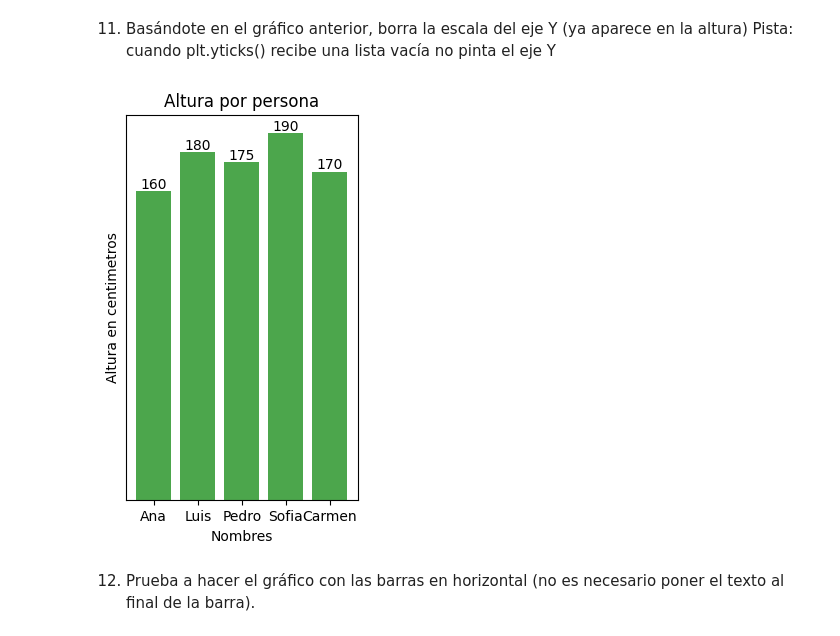
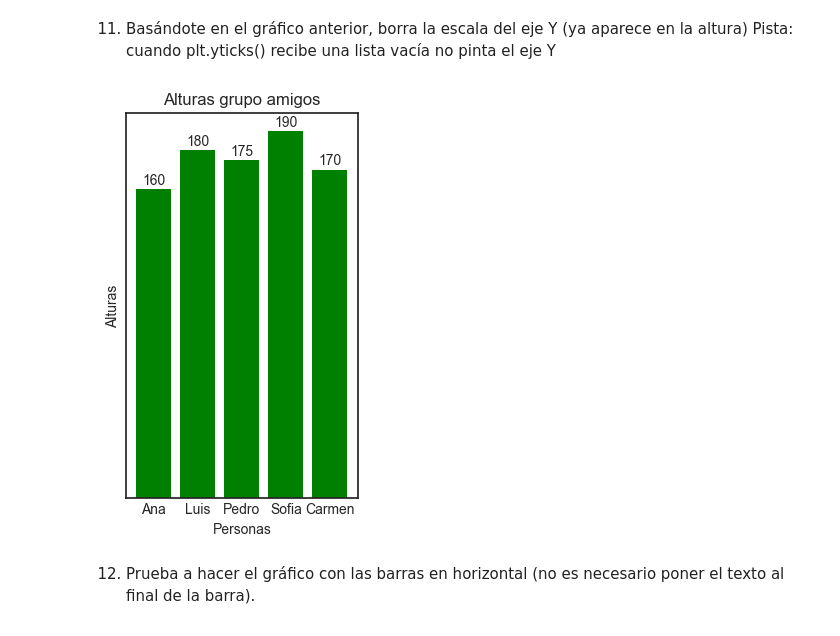
Before and after one commit to javipiazza94/Data-Science-TBB, a Jupyter notebook: THE_BRIDGE_DS_BC/2-Data Analytics/5-Visualización/1-Matplotlib/Ejercicios/ejercicios_Matplotlib.ipynb, the cells around one changed output. Drawn from its saved outputs; the diff is of its cells as text; code cells hidden in the pictures.

```diff
--- a/THE_BRIDGE_DS_BC/2-Data Analytics/5-Visualización/1-Matplotlib/Ejercicios/ejercicios_Matplotlib.ipynb
+++ b/THE_BRIDGE_DS_BC/2-Data Analytics/5-Visualización/1-Matplotlib/Ejercicios/ejercicios_Matplotlib.ipynb
@@ -163,27 +153,21 @@ for bar in grafico6:
 # %% [markdown]
 11. Basándote en el gráfico anterior, borra la escala del eje Y (ya aparece en la altura)
 Pista: cuando plt.yticks() recibe una lista vacía no pinta el eje Y
-# %%
-# Crear el gráfico de barras con un tamaño de figura de 3X5 pulgadas
-fig, ax = plt.subplots(figsize=(3, 5))
-
-# Crear el gráfico de barras
-grafico7 = ax.bar(x, y, color='green', alpha=0.7)
-
-#Etiquetas
-plt.xlabel('Nombres')
-plt.ylabel('Altura en centimetros')
-plt.title('Altura por persona')
-
-#Borrar la escala Y
-plt.yticks(np.array([]))
-
-# Agregar etiquetas de alturas encima de cada barra con tamaño de fuente 3.5
-for bar in grafico7:
-    height = bar.get_height()
-    ax.text(bar.get_x() + bar.get_width() / 2, height, f'{height}',
-            ha='center', va='bottom')
-# %% [output]
-[figure, removed]
+# %%
+plt.figure(figsize=(3,5))
+
+barplot = plt.bar(personas, alturas, color='green')
+
+for bar in barplot:
+    yval = bar.get_height()
+    plt.text(bar.get_x() + bar.get_width()/2, yval+1, int(yval), ha='center', va='bottom')
+
+# plt.bar(personas, alturas, color='green')
+plt.yticks([])
+plt.xlabel("Personas")
+plt.ylabel("Alturas")
+plt.title("Alturas grupo amigos");
+# %% [output]
+[figure, added]
 # %% [markdown]
 12. Prueba a hacer el gráfico con las barras en horizontal (no es necesario poner el texto al final de la barra).
```
Also changed, not shown: parts of 19 cells of this notebook, 4 other files.
